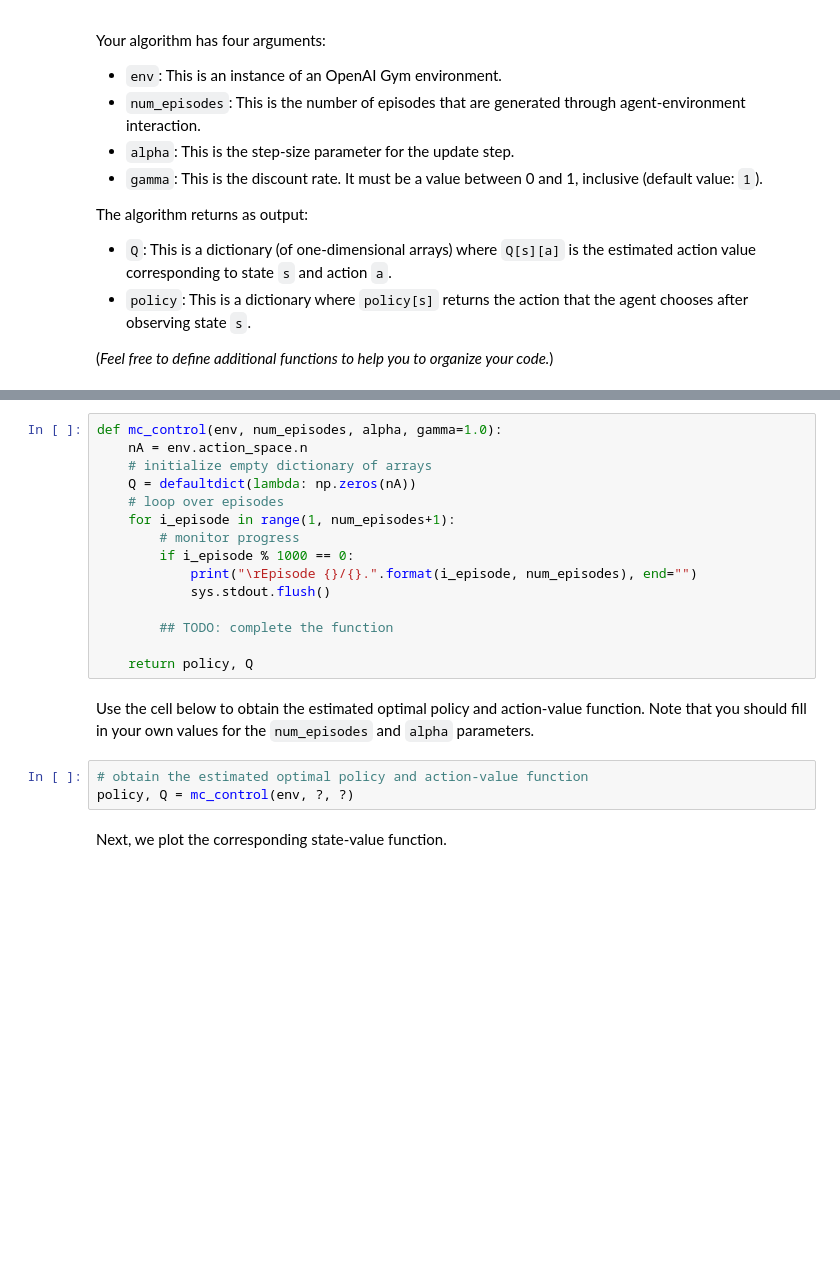
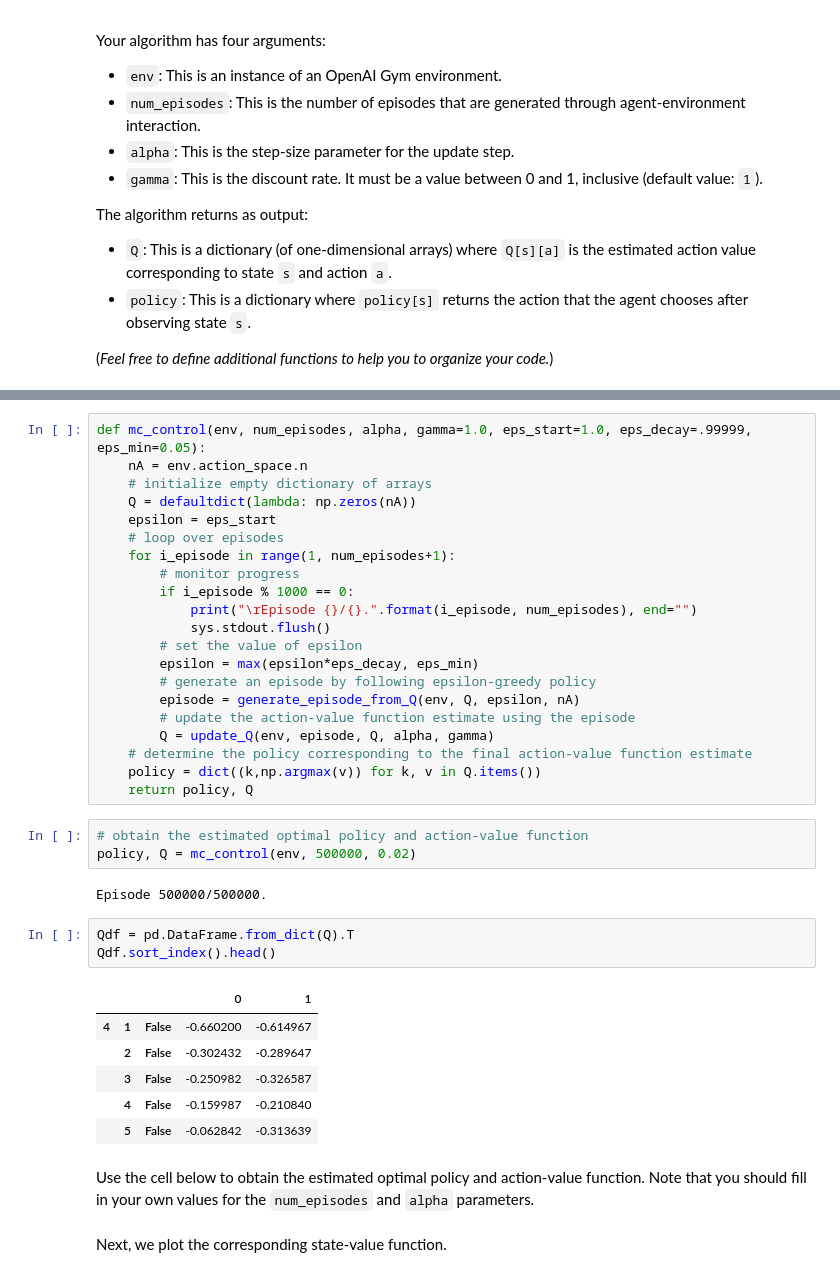
Before and after one commit to ehullander/RLBasics, a Jupyter notebook: Monte_Carlo.ipynb, the cells around one changed output, grey strips where cells are left out. Cells and saved outputs as stored; diff of their text form; blank space fills up the shorter version.

Commit message:
GreedyEpsilon

```diff
--- a/Monte_Carlo.ipynb
+++ b/Monte_Carlo.ipynb
@@ -242,23 +288,41 @@ The algorithm returns as output:
 # %%
-def mc_control(env, num_episodes, alpha, gamma=1.0):
+def mc_control(env, num_episodes, alpha, gamma=1.0, eps_start=1.0, eps_decay=.99999, eps_min=0.05):
     nA = env.action_space.n
     # initialize empty dictionary of arrays
     Q = defaultdict(lambda: np.zeros(nA))
+    epsilon = eps_start
     # loop over episodes
     for i_episode in range(1, num_episodes+1):
         # monitor progress
         if i_episode % 1000 == 0:
             print("\rEpisode {}/{}.".format(i_episode, num_episodes), end="")
             sys.stdout.flush()
-
-        ## TODO: complete the function
-
+        # set the value of epsilon
+        epsilon = max(epsilon*eps_decay, eps_min)
+        # generate an episode by following epsilon-greedy policy
+        episode = generate_episode_from_Q(env, Q, epsilon, nA)
+        # update the action-value function estimate using the episode
+        Q = update_Q(env, episode, Q, alpha, gamma)
+    # determine the policy corresponding to the final action-value function estimate
+    policy = dict((k,np.argmax(v)) for k, v in Q.items())
     return policy, Q
+# %%
+# obtain the estimated optimal policy and action-value function
+policy, Q = mc_control(env, 500000, 0.02)
+# %% [output]
+Episode 500000/500000.
+# %%
+Qdf = pd.DataFrame.from_dict(Q).T
+Qdf.sort_index().head()
+# %% [output]
+|  |  |  | 0 | 1 |
+| 4 | 1 | False | -0.660200 | -0.614967 |
+|  | 2 | False | -0.302432 | -0.289647 |
+|  | 3 | False | -0.250982 | -0.326587 |
+|  | 4 | False | -0.159987 | -0.210840 |
+|  | 5 | False | -0.062842 | -0.313639 |
 # %% [markdown]
 Use the cell below to obtain the estimated optimal policy and action-value function.  Note that you should fill in your own values for the `num_episodes` and `alpha` parameters.
-# %%
-# obtain the estimated optimal policy and action-value function
-policy, Q = mc_control(env, ?, ?)
 # %% [markdown]
 Next, we plot the corresponding state-value function.
 # %%
```
Also changed, not shown: parts of 19 cells of this notebook.
